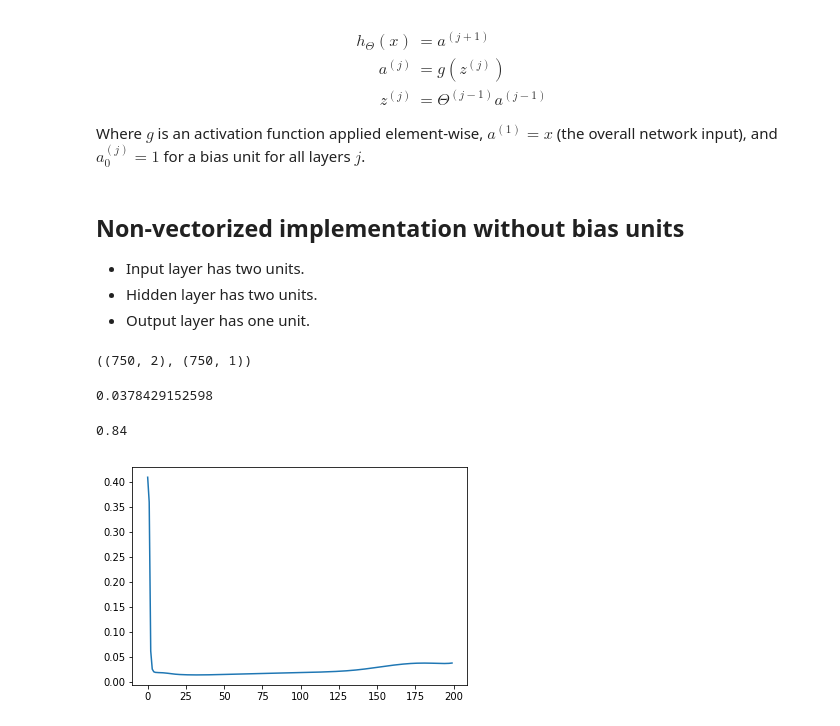
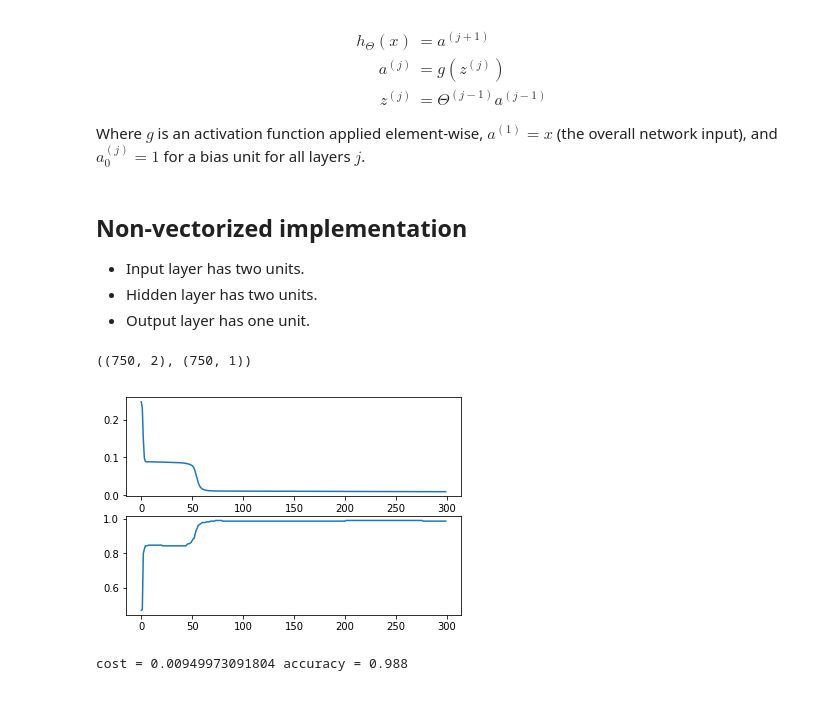
Before and after one commit to emilyhorsman/machine-learning, a Jupyter notebook: Neural Network.ipynb, the cells around one changed output. Cells and saved outputs as stored; diff of their text form; code cells hidden in the pictures.

Commit message:
Complete non-vectorized implementation

```diff
--- a/Neural Network.ipynb
+++ b/Neural Network.ipynb
@@ -36,7 +36,7 @@ def sigmoid(z, derivative=False):
         return z * (1 - z)
     return 1 / (1 + np.exp(-z))
 # %% [markdown]
-## Non-vectorized implementation without bias units
+## Non-vectorized implementation
 
 - Input layer has two units.
 - Hidden layer has two units.
@@ -48,52 +48,63 @@ x_train.shape, y_train.shape
 # %%
 def a(weights, layer):
     z = weights.dot(layer)
     return sigmoid(z)
 
-
-hidden_1_weights = np.random.random((4, 2))
-hidden_2_weights = np.random.random((2, 4))
-output_weights = np.random.random((1, 2))
+# (units in layer, incoming units)
+hidden_1_weights = np.random.uniform(-0.5, 0.5, (4, 3))
+hidden_2_weights = np.random.uniform(-0.5, 0.5, (3, 5))
+output_weights = np.random.uniform(-0.5, 0.5, (1, 4))
 
 costs = []
-learning_rate = 0.1
+accuracies = []
+max_learning_rate = 0.05
+min_learning_rate = 0.00001
+iterations = 300
 
-for _ in range(200):
+def add_bias(x):
+    return np.vstack((np.ones((1, 1)), x))
+
+for i in range(iterations):
+    learning_rate = min_learning_rate + (max_learning_rate - min_learning_rate) * np.exp(-i/iterations)
+    cost = 0
     for sample, known in zip(x_train, y_train):
-        x = np.atleast_2d(sample).T
+        x = add_bias(np.atleast_2d(sample).T)
         y = np.atleast_2d(known).T
-        hidden_1_output = a(hidden_1_weights, x)
-        hidden_2_output = a(hidden_2_weights, hidden_1_output)
+        hidden_1_output = add_bias(a(hidden_1_weights, x))
+        hidden_2_output = add_bias(a(hidden_2_weights, hidden_1_output))
         output_output = a(output_weights, hidden_2_output)
 
         output_delta = y - output_output
-        hidden_2_delta = output_weights.T.dot(output_delta) * sigmoid(hidden_2_output, derivative=True)
-        hidden_1_delta = hidden_2_weights.T.dot(hidden_2_delta) * sigmoid(hidden_1_output, derivative=True)
+        hidden_2_delta = (output_weights.T)[1:].dot(output_delta) * sigmoid(hidden_2_output[1:], derivative=True)
+        hidden_1_delta = (hidden_2_weights.T)[1:].dot(hidden_2_delta) * sigmoid(hidden_1_output[1:], derivative=True)
 
         output_pd = output_delta.dot(hidden_2_output.T)
         hidden_2_pd = hidden_2_delta.dot(hidden_1_output.T)
         hidden_1_pd = hidden_1_delta.dot(x.T)
 
         output_weights += learning_rate * output_pd
         hidden_2_weights += learning_rate * hidden_2_pd
         hidden_1_weights += learning_rate * hidden_1_pd
+        cost += output_delta[0][0] ** 2
 
-    costs.append(output_delta[0][0] ** 2)
+    costs.append(cost / len(x_train))
+    correct = 0
+    for sample, known in zip(x_test, y_test):
+        x = add_bias(np.atleast_2d(sample).T)
+        hidden_1_output = add_bias(a(hidden_1_weights, x))
+        hidden_2_output = add_bias(a(hidden_2_weights, hidden_1_output))
+        output_output = a(output_weights, hidden_2_output)
+        prediction = 1 if output_output[0][0] >= 0.5 else 0
+        if prediction == known[0]:
+            correct += 1
+    accuracies.append(correct / len(x_test))
 
+plt.subplot(211)
 plt.plot(costs)
-print(costs[-1])
-
-correct = 0
-for sample, known in zip(x_test, y_test):
-    x = np.atleast_2d(sample).T
-    hidden_1_output = a(hidden_1_weights, x)
-    hidden_2_output = a(hidden_2_weights, hidden_1_output)
-    output_output = a(output_weights, hidden_2_output)
-    prediction = 1 if output_output[0][0] >= 0.5 else 0
-    if prediction == known[0]:
-        correct += 1
-correct / len(x_test)
+plt.subplot(212)
+plt.plot(accuracies)
+plt.show()
+print("cost =", costs[-1], "accuracy =", accuracies[-1])
 # %% [output]
+[figure, new version]
-0.0378429152598
+cost = 0.00949973091804 accuracy = 0.988
-0.84
-[figure, old version]
```
Also changed, not shown: parts of 1 cell of this notebook.
